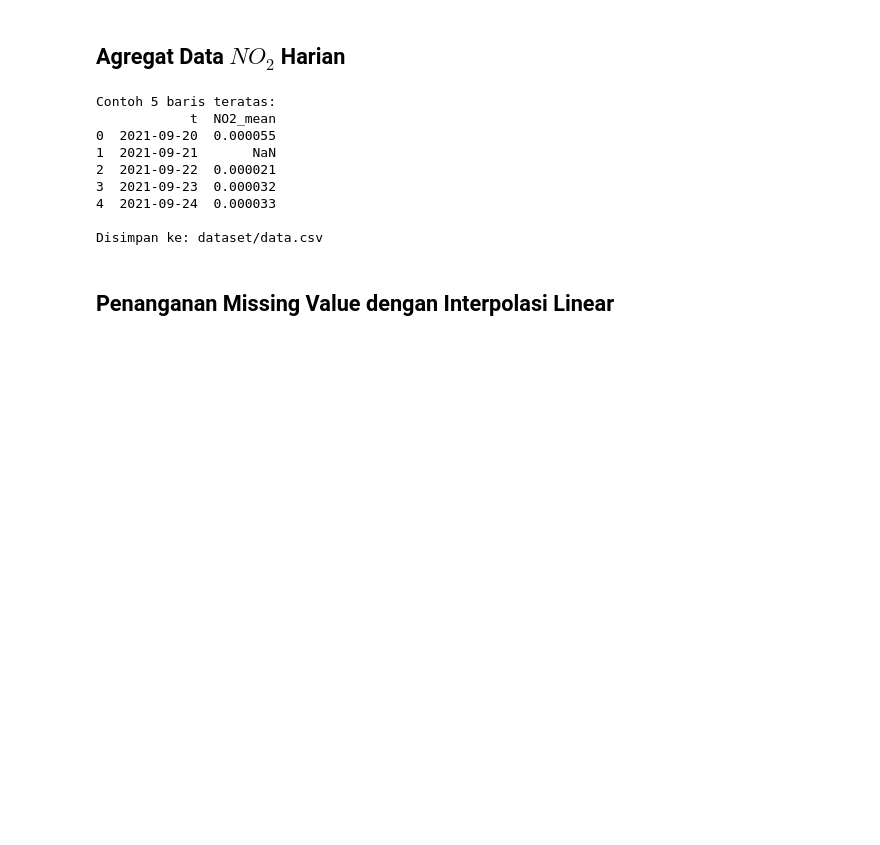
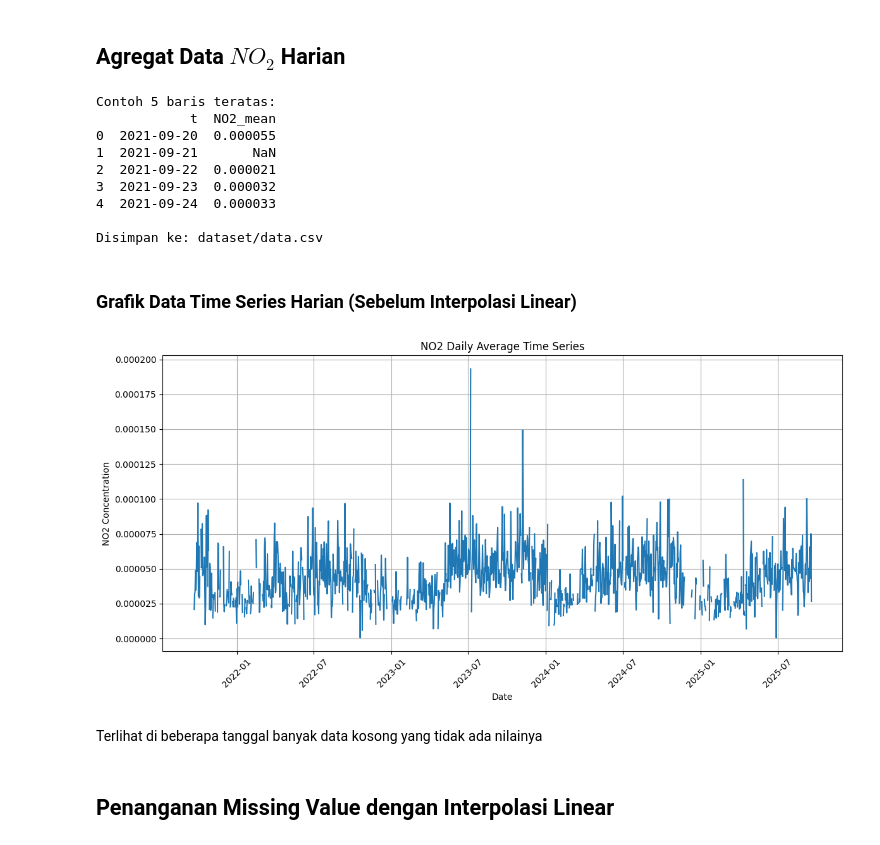
Before and after one commit to Ryzalll/PSD, a Jupyter notebook: _build/jupyter_execute/pre_processing.ipynb, the cells around one changed output. Saved outputs shown, nothing was run; the diff lists cells and outputs as text; code cells hidden in the pictures; blank space fills up the shorter version.

```diff
--- a/_build/jupyter_execute/pre_processing.ipynb
+++ b/_build/jupyter_execute/pre_processing.ipynb
@@ -46,6 +46,24 @@ Contoh 5 baris teratas:
 4  2021-09-24  0.000033
 
 Disimpan ke: dataset/data.csv
+# %% [markdown]
+### Grafik Data Time Series Harian (Sebelum Interpolasi Linear)
+# %%
+import matplotlib.pyplot as plt
+
+plt.figure(figsize=(12, 6))
+plt.plot(no2_harian['t'], no2_harian['NO2_mean'])
+plt.title('NO2 Daily Average Time Series')
+plt.xlabel('Date')
+plt.ylabel('NO2 Concentration')
+plt.grid(True)
+plt.xticks(rotation=45)
+plt.tight_layout()
+plt.show()
+# %% [output]
+[figure, added]
+# %% [markdown]
+Terlihat di beberapa tanggal banyak data kosong yang tidak ada nilainya
 # %% [markdown]
 ## Penanganan Missing Value dengan Interpolasi Linear
 # %%
```
Also changed, not shown: parts of 2 cells of this notebook, 13 other files.
